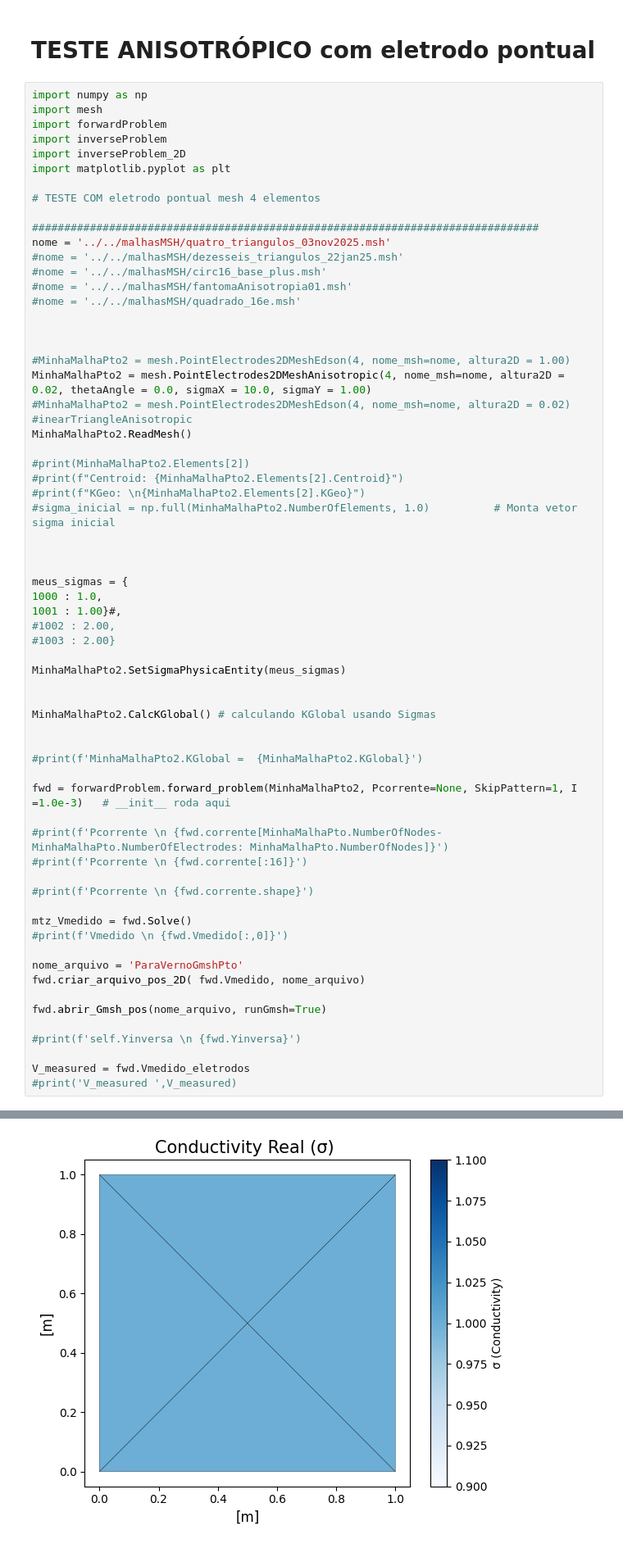
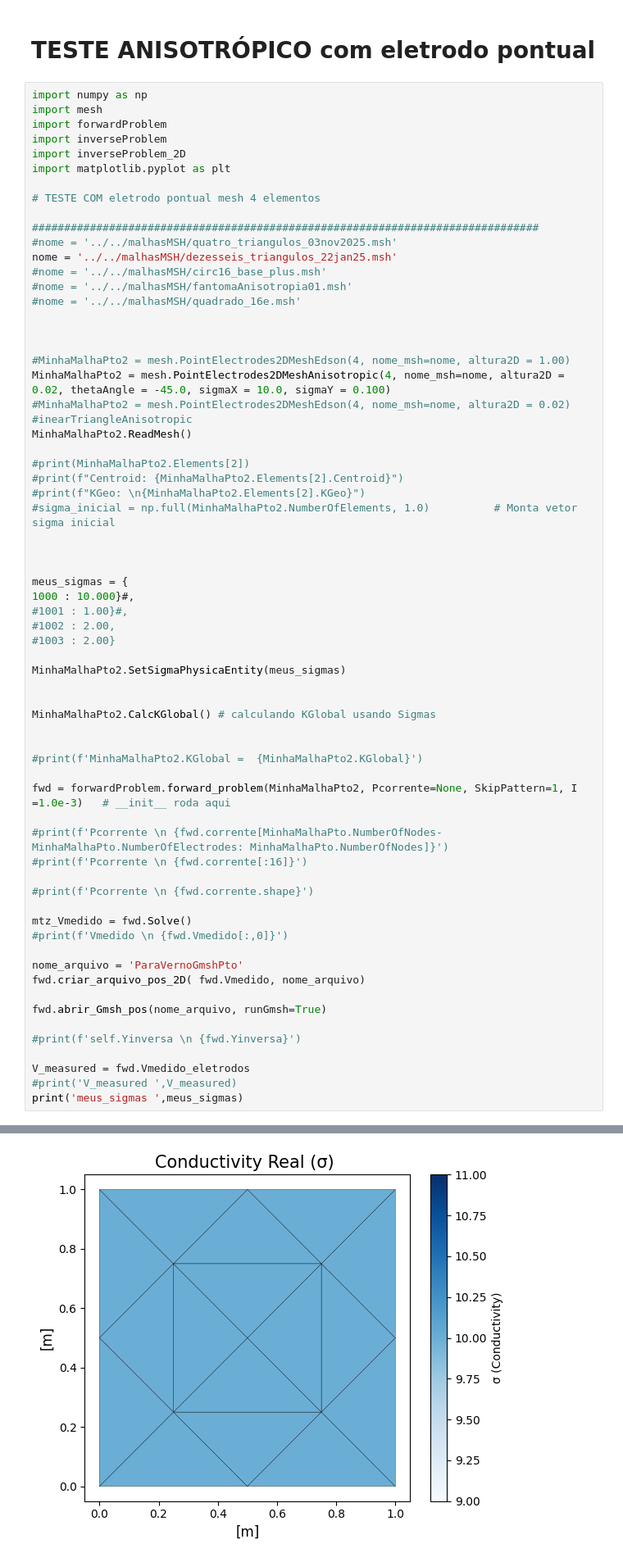
Before and after one commit to rodgraneiro/EIT_2D, a Jupyter notebook: exemplos/biblioteca_Edson/exemplos_biblioteca_Edson.ipynb, the cells around one changed output, grey strips where cells are left out. Shown at 82% size. Saved outputs shown, nothing was run; the diff lists cells and outputs as text.

```diff
--- a/exemplos/biblioteca_Edson/exemplos_biblioteca_Edson.ipynb
+++ b/exemplos/biblioteca_Edson/exemplos_biblioteca_Edson.ipynb
@@ -329,8 +329,8 @@ import matplotlib.pyplot as plt
 # TESTE COM eletrodo pontual mesh 4 elementos
 
 ###############################################################################
-nome = '../../malhasMSH/quatro_triangulos_03nov2025.msh'
-#nome = '../../malhasMSH/dezesseis_triangulos_22jan25.msh'
+#nome = '../../malhasMSH/quatro_triangulos_03nov2025.msh'
+nome = '../../malhasMSH/dezesseis_triangulos_22jan25.msh'
 #nome = '../../malhasMSH/circ16_base_plus.msh'
 #nome = '../../malhasMSH/fantomaAnisotropia01.msh'
 #nome = '../../malhasMSH/quadrado_16e.msh'
@@ -338,7 +338,7 @@ nome = '../../malhasMSH/quatro_triangulos_03nov2025.msh'
 
 
 #MinhaMalhaPto2 = mesh.PointElectrodes2DMeshEdson(4, nome_msh=nome, altura2D = 1.00)
-MinhaMalhaPto2 = mesh.PointElectrodes2DMeshAnisotropic(4, nome_msh=nome, altura2D = 0.02, thetaAngle = 0.0, sigmaX = 10.0, sigmaY = 1.00)
+MinhaMalhaPto2 = mesh.PointElectrodes2DMeshAnisotropic(4, nome_msh=nome, altura2D = 0.02, thetaAngle = -45.0, sigmaX = 10.0, sigmaY = 0.100)
 #MinhaMalhaPto2 = mesh.PointElectrodes2DMeshEdson(4, nome_msh=nome, altura2D = 0.02)
 #inearTriangleAnisotropic
 MinhaMalhaPto2.ReadMesh()
@@ -351,8 +351,8 @@ MinhaMalhaPto2.ReadMesh()
 
 
 meus_sigmas = {
-1000 : 1.0,
-1001 : 1.00}#,
+1000 : 10.000}#,
+#1001 : 1.00}#,
 #1002 : 2.00,
 #1003 : 2.00}
 
@@ -383,4 +383,5 @@ fwd.abrir_Gmsh_pos(nome_arquivo, runGmsh=True)
 
 V_measured = fwd.Vmedido_eletrodos
 #print('V_measured ',V_measured)
+print('meus_sigmas ',meus_sigmas)
 # %% [output]
@@ -404 +405 @@ KGeo1 [[ 0.055  0.045 -0.1  ]
-[figure, old version]
+[figure, new version]
```
Also changed, not shown: parts of 1 cell of this notebook, 2 other files.
